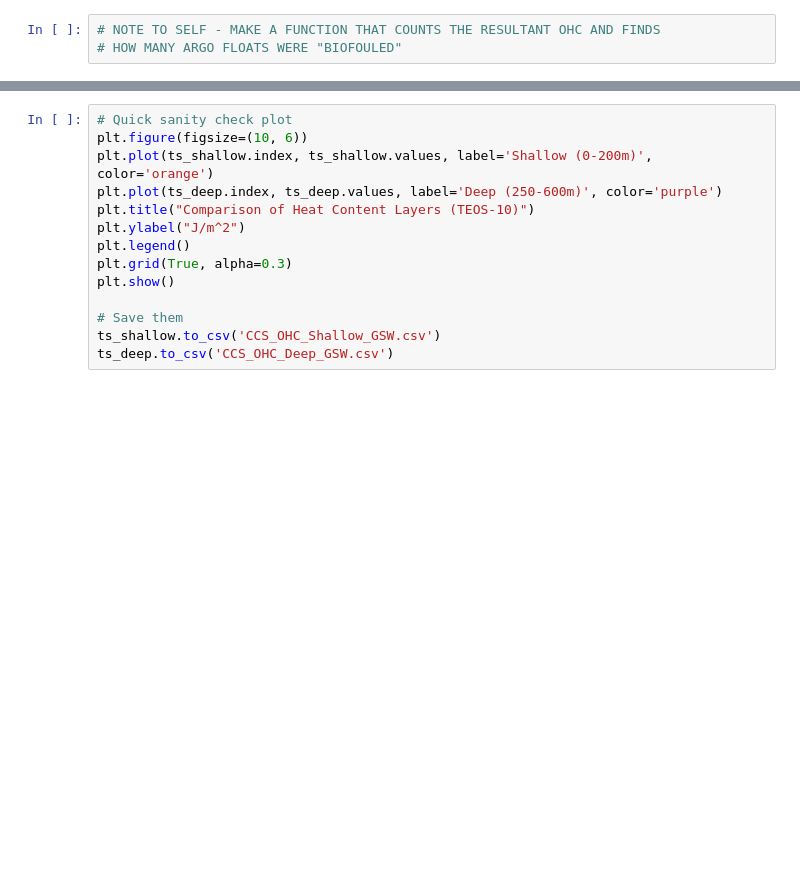
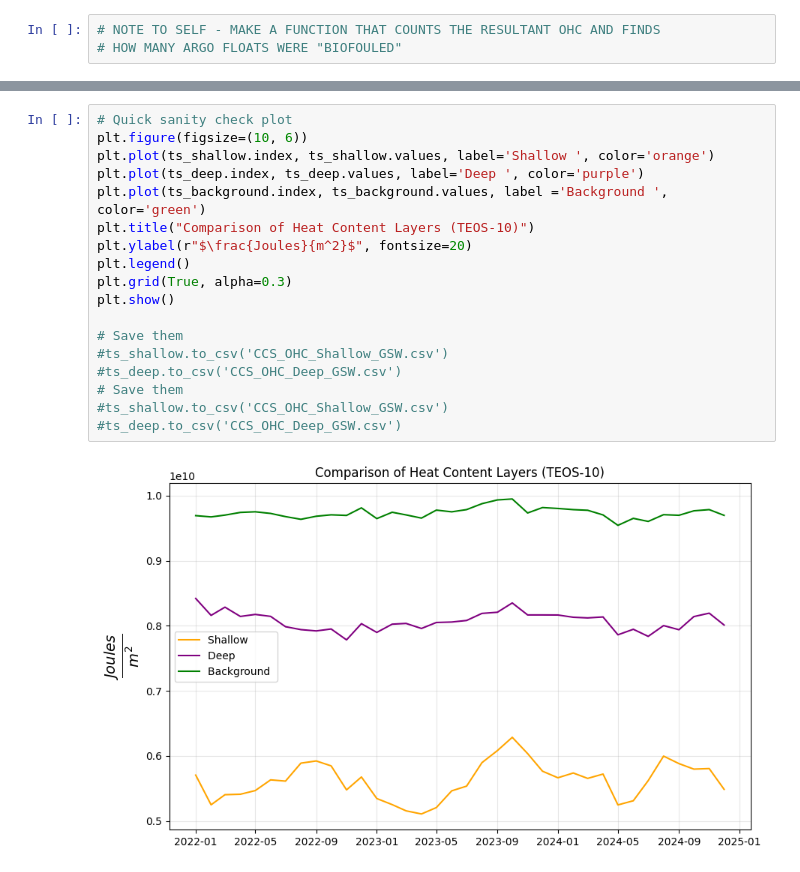
Before and after one commit to avik2007/FailedRefugia, a Jupyter notebook: PullArgoData_test.ipynb, the cells around one changed output, grey strips where cells are left out. Drawn from its saved outputs; the diff is of its cells as text; blank space fills up the shorter version.

```diff
--- a/PullArgoData_test.ipynb
+++ b/PullArgoData_test.ipynb
@@ -335,14 +410,20 @@ ts_deep = make_spatially_weighted_timeseries(ohc_deep_ts)
 # %%
 # Quick sanity check plot
 plt.figure(figsize=(10, 6))
-plt.plot(ts_shallow.index, ts_shallow.values, label='Shallow (0-200m)', color='orange')
-plt.plot(ts_deep.index, ts_deep.values, label='Deep (250-600m)', color='purple')
+plt.plot(ts_shallow.index, ts_shallow.values, label='Shallow ', color='orange')
+plt.plot(ts_deep.index, ts_deep.values, label='Deep ', color='purple')
+plt.plot(ts_background.index, ts_background.values, label ='Background ', color='green')
 plt.title("Comparison of Heat Content Layers (TEOS-10)")
-plt.ylabel("J/m^2")
+plt.ylabel(r"$\frac{Joules}{m^2}$", fontsize=20)
 plt.legend()
 plt.grid(True, alpha=0.3)
 plt.show()
 
 # Save them
-ts_shallow.to_csv('CCS_OHC_Shallow_GSW.csv')
-ts_deep.to_csv('CCS_OHC_Deep_GSW.csv')
+#ts_shallow.to_csv('CCS_OHC_Shallow_GSW.csv')
+#ts_deep.to_csv('CCS_OHC_Deep_GSW.csv')
+# Save them
+#ts_shallow.to_csv('CCS_OHC_Shallow_GSW.csv')
+#ts_deep.to_csv('CCS_OHC_Deep_GSW.csv')
+# %% [output]
+[figure, added]
```
Also changed, not shown: parts of 19 cells of this notebook.
